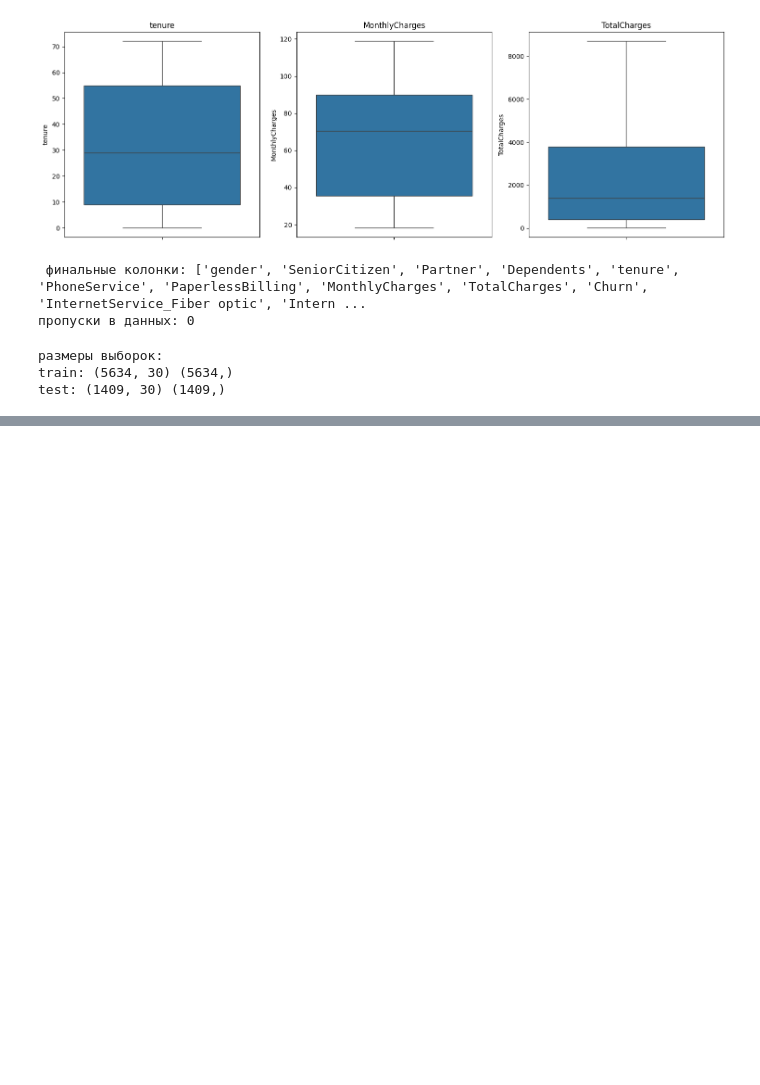
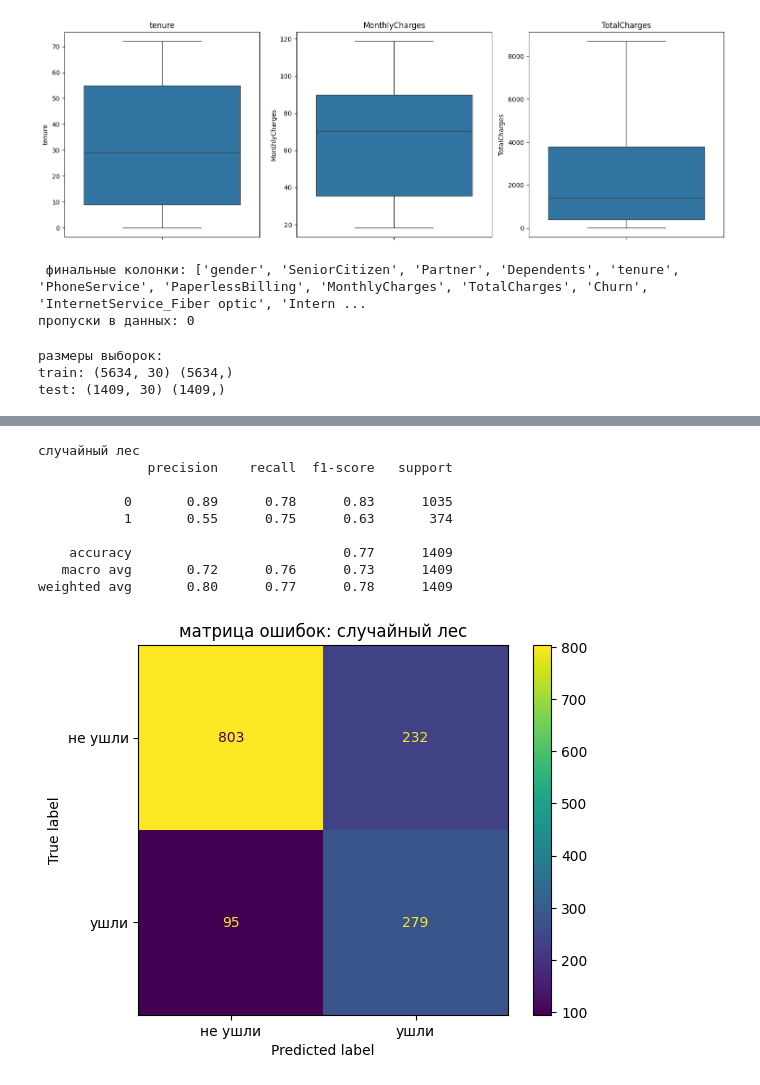
Before and after one commit to 1vrk/Telco_ML, a Jupyter notebook: telco_churn_ml/notebooks/telco_churn_analysis.ipynb, the cells around one changed output, grey strips where cells are left out. Saved outputs shown, nothing was run; the diff lists cells and outputs as text; code cells hidden in the pictures; blank space fills up the shorter version.

Commit message:
feat: -случайный лес

```diff
--- a/telco_churn_ml/notebooks/telco_churn_analysis.ipynb
+++ b/telco_churn_ml/notebooks/telco_churn_analysis.ipynb
@@ -497,2 +468,35 @@ ml_df.to_csv('telco_ml_dataset.csv', index=False)
+# %%
+# случайный лес
+from sklearn.ensemble import RandomForestClassifier
+
+rf = RandomForestClassifier(class_weight={0:1, 1:3}, n_estimators = 100, max_depth = 10, random_state = 154)
+rf.fit(X_train, y_train)
+
+y_pred_rf = rf.predict(X_test)
+y_proba_rf = rf.predict_proba(X_test)[:,1]
+
+#precisions, recalls, thresholds = precision_recall_curve(y_test, y_proba_rf)
+#optimal_idx = np.argmax([p if r >= 0.80 else 0 for p, r in zip(precisions, recalls)])
+#optimal_threshold = thresholds[optimal_idx]
+#y_pred_optimal = (y_proba_rf >= optimal_threshold).astype(int)
+
+print('случайный лес')
+print(classification_report(y_test, y_pred_rf))
+
+ConfusionMatrixDisplay.from_predictions(y_test, y_pred_rf, display_labels= ['не ушли','ушли'])
+plt.title('матрица ошибок: случайный лес')
+plt.savefig('D:/Churn_ML/telco_churn_ml/reports/matrix_forest.png')
+plt.show()
+# %% [output]
+случайный лес
+              precision    recall  f1-score   support
+
+           0       0.89      0.78      0.83      1035
+           1       0.55      0.75      0.63       374
+
+    accuracy                           0.77      1409
+   macro avg       0.72      0.76      0.73      1409
+weighted avg       0.80      0.77      0.78      1409
+[figure, added]
 # %%
 engine.dispose()
```
Also changed, not shown: parts of 3 cells of this notebook, 2 other files.
